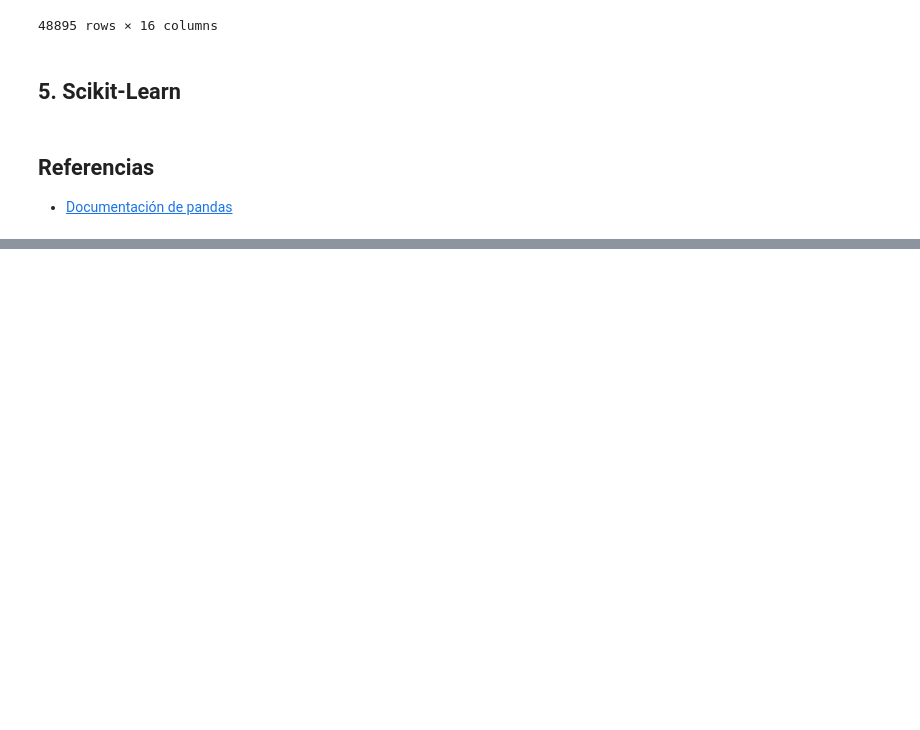
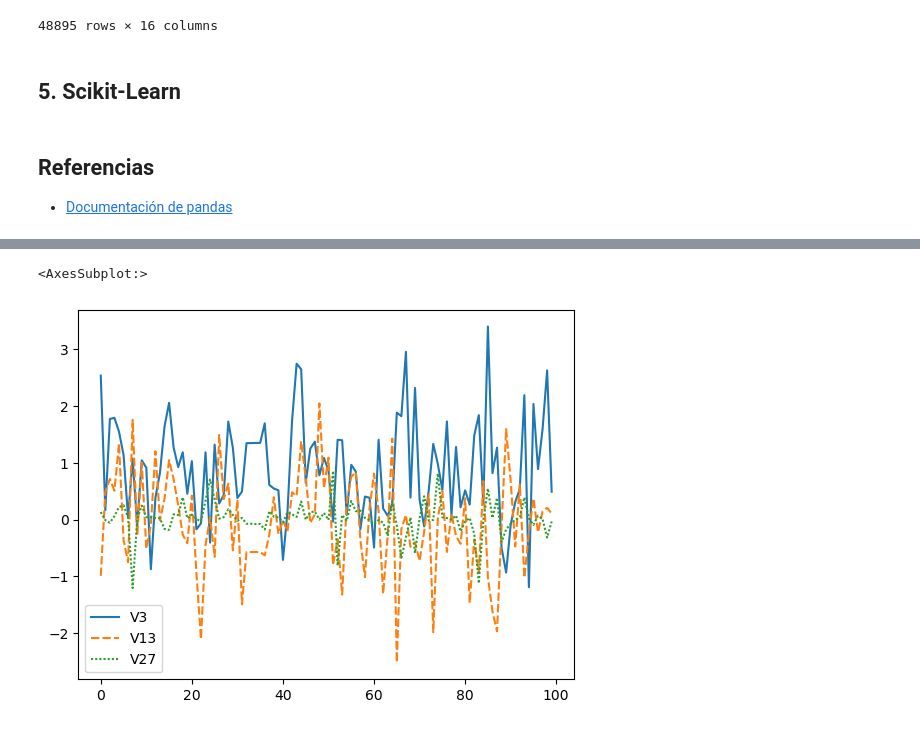
Before and after one commit to Jose-MPM/Notes, a Jupyter notebook: Courses/AppliedMachineLearningPython/My_Python_Notes.ipynb, the cells around one changed output, grey strips where cells are left out. Saved outputs shown, nothing was run; the diff lists cells and outputs as text; code cells hidden in the pictures; blank space fills up the shorter version.

```diff
--- a/Courses/AppliedMachineLearningPython/My_Python_Notes.ipynb
+++ b/Courses/AppliedMachineLearningPython/My_Python_Notes.ipynb
@@ -1066,0 +1148,7 @@ airbnb
+# %%
+# Comparando los primeros 100 registros de tres columnas
+sns.lineplot(data=df[['V3', 'V13','V27']][:100])
+# no es buena la lectura
+# %% [output]
+<AxesSubplot:>
+[figure, added]
```
Also changed, not shown: parts of 49 cells of this notebook, 13 other files.
